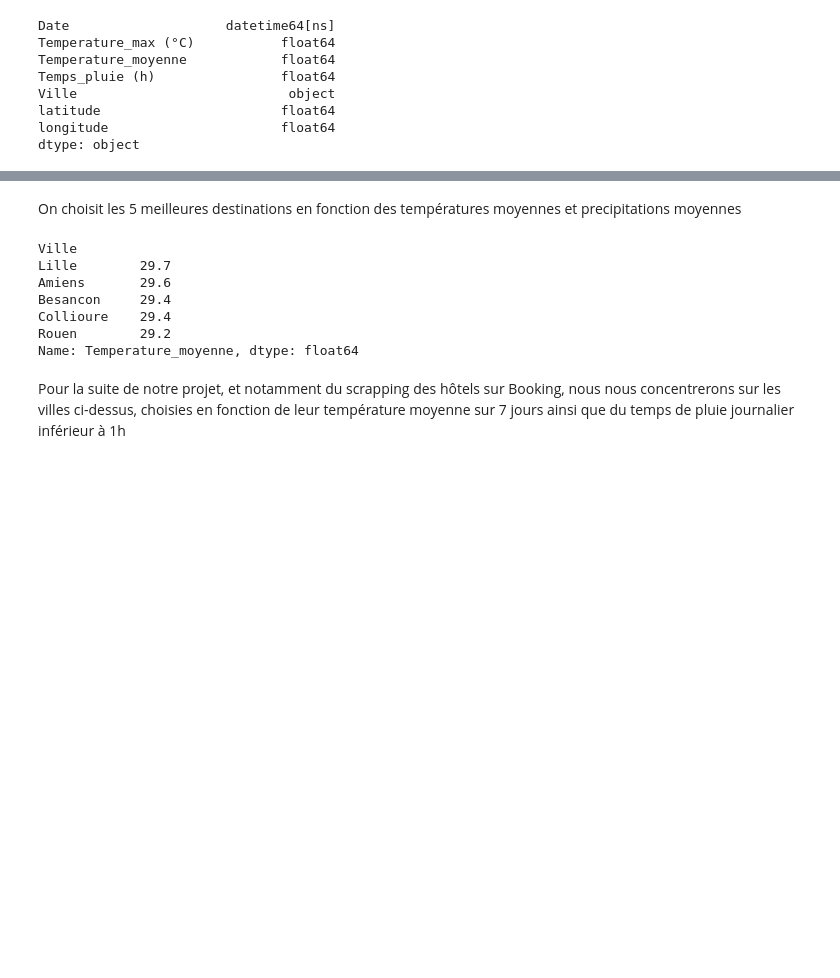
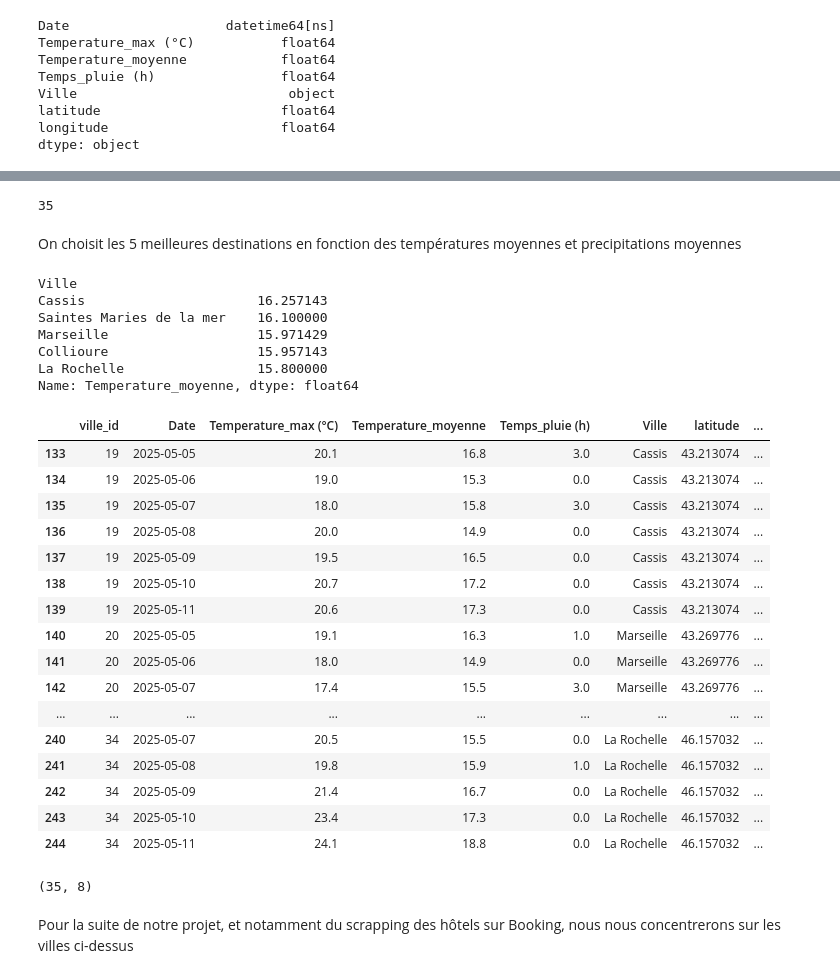
Before and after one commit to datA-jed/Projet-Kayak, a Jupyter notebook: plan_your_trip_with_kayak.ipynb, the cells around one changed output, grey strips where cells are left out. Cells and saved outputs as stored; diff of their text form; code cells hidden in the pictures; blank space fills up the shorter version.

```diff
--- a/plan_your_trip_with_kayak.ipynb
+++ b/plan_your_trip_with_kayak.ipynb
@@ -319,0 +343,10 @@ df_final.head()
+# %%
+def move_column(df, col_name, new_position):
+    cols = df.columns.tolist()
+    cols.remove(col_name)
+    cols.insert(new_position, col_name)
+    return df[cols]
+
+# changement d'index dans le DF pour la colonne "KEY_WORDS" pour un confort de lecture
+df_final = move_column(df_final, 'ville_id', 0)
+df_final.head()
@@ -320,9 +360,21 @@ df_final.head()
+# %%
+df_final['ville_id'].nunique()
+# %% [output]
+35
 # %% [markdown]
 On choisit les 5 meilleures destinations en fonction des températures moyennes et precipitations moyennes
 # %%
 # on va chercher les 5 villes avec la température moyenne la plus élevée sur la période de 7 jours ET un temps de pluie inférieur à 1h
 # On filtre le DataFrame pour ne garder que les heures avec peu ou pas de pluie
-df_filtre = df_final[df_final["Temps_pluie (h)"] < 1]
+# Calcule la moyenne de pluie par ville
+pluie_moyenne = df_final.groupby("Ville")["Temps_pluie (h)"].mean()
+
+# Garde les villes où la pluie moyenne < 1h
+villes_peu_pluie = pluie_moyenne[pluie_moyenne < 2.0].index
+
+# Filtre le dataframe sur ces villes
+df_filtre = df_final[df_final["Ville"].isin(villes_peu_pluie)]
+
 
 # Puis on fait la moyenne des températures pour chaque ville, et on trie
 top5 = df_filtre.groupby('Ville')['Temperature_moyenne'].mean().sort_values(ascending=False).head(5)
@@ -330,9 +382,36 @@ top5 = df_filtre.groupby('Ville')['Temperature_moyenne'].mean().sort_values(asce
 print(top5)
 # %% [output]
 Ville
-Lille        29.7
-Amiens       29.6
-Besancon     29.4
-Collioure    29.4
-Rouen        29.2
+Cassis                      16.257143
+Saintes Maries de la mer    16.100000
+Marseille                   15.971429
+Collioure                   15.957143
+La Rochelle                 15.800000
 Name: Temperature_moyenne, dtype: float64
+# %%
+top5_villes = ["Cassis", "Saintes Maries de la mer", "Marseille", "Collioure", "La Rochelle"]
+df_top5 = df_final[df_final['Ville'].isin(top5_villes)]
+
+df_top5
+# %% [output]
+|  | ville_id | Date | Temperature_max (°C) | Temperature_moyenne | Temps_pluie (h) | Ville | latitude | ... |
+| 133 | 19 | 2025-05-05 | 20.1 | 16.8 | 3.0 | Cassis | 43.213074 | ... |
+| 134 | 19 | 2025-05-06 | 19.0 | 15.3 | 0.0 | Cassis | 43.213074 | ... |
+| 135 | 19 | 2025-05-07 | 18.0 | 15.8 | 3.0 | Cassis | 43.213074 | ... |
+| 136 | 19 | 2025-05-08 | 20.0 | 14.9 | 0.0 | Cassis | 43.213074 | ... |
+| 137 | 19 | 2025-05-09 | 19.5 | 16.5 | 0.0 | Cassis | 43.213074 | ... |
+| 138 | 19 | 2025-05-10 | 20.7 | 17.2 | 0.0 | Cassis | 43.213074 | ... |
+| 139 | 19 | 2025-05-11 | 20.6 | 17.3 | 0.0 | Cassis | 43.213074 | ... |
+| 140 | 20 | 2025-05-05 | 19.1 | 16.3 | 1.0 | Marseille | 43.269776 | ... |
+| 141 | 20 | 2025-05-06 | 18.0 | 14.9 | 0.0 | Marseille | 43.269776 | ... |
+| 142 | 20 | 2025-05-07 | 17.4 | 15.5 | 3.0 | Marseille | 43.269776 | ... |
+| ... | ... | ... | ... | ... | ... | ... | ... | ... |
+| 240 | 34 | 2025-05-07 | 20.5 | 15.5 | 0.0 | La Rochelle | 46.157032 | ... |
+| 241 | 34 | 2025-05-08 | 19.8 | 15.9 | 1.0 | La Rochelle | 46.157032 | ... |
+| 242 | 34 | 2025-05-09 | 21.4 | 16.7 | 0.0 | La Rochelle | 46.157032 | ... |
+| 243 | 34 | 2025-05-10 | 23.4 | 17.3 | 0.0 | La Rochelle | 46.157032 | ... |
+| 244 | 34 | 2025-05-11 | 24.1 | 18.8 | 0.0 | La Rochelle | 46.157032 | ... |
+# %%
+df_top5.shape
+# %% [output]
+(35, 8)
@@ -339,2 +429,2 @@ Name: Temperature_moyenne, dtype: float64
 # %% [markdown]
-Pour la suite de notre projet, et notamment du scrapping des hôtels sur Booking, nous nous concentrerons sur les villes ci-dessus, choisies en fonction de leur température moyenne sur 7 jours ainsi que du temps de pluie journalier inférieur à 1h
+Pour la suite de notre projet, et notamment du scrapping des hôtels sur Booking, nous nous concentrerons sur les villes ci-dessus
```
Also changed, not shown: parts of 11 cells of this notebook, 1 other file.
